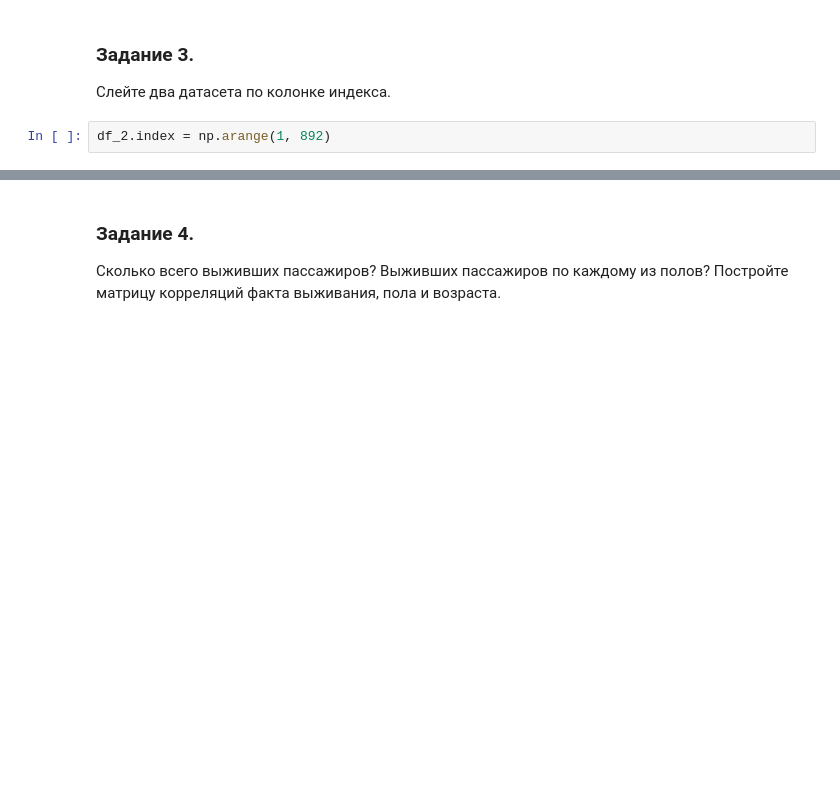
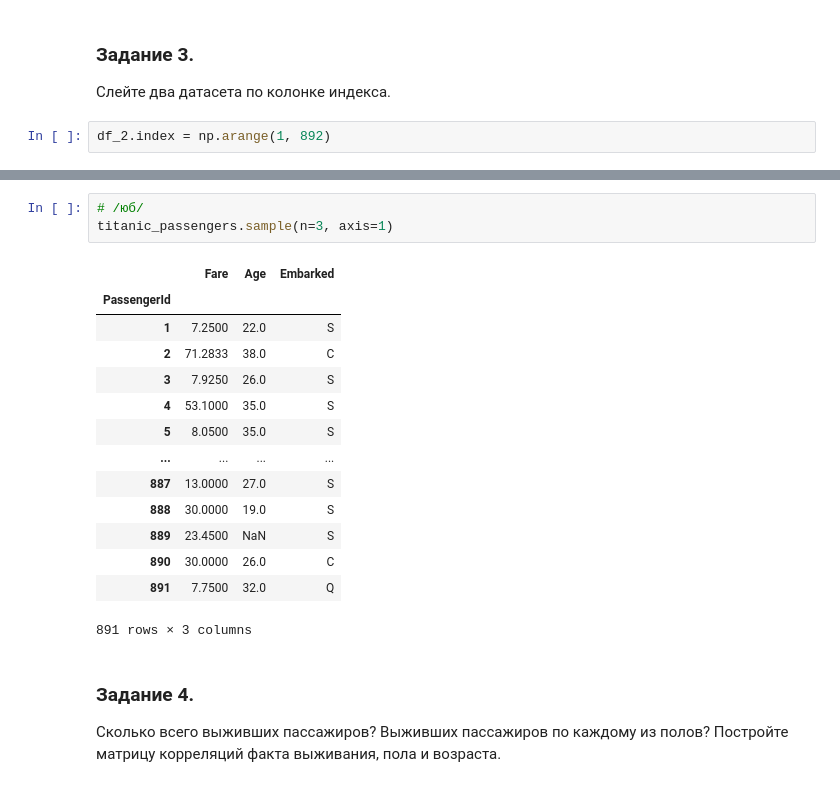
Before and after one commit to gbrs/DLS_1_2022_spring, a Jupyter notebook: 07 Библиотека Pandas/[seminar]pandas.ipynb, the cells around one changed output, grey strips where cells are left out. Cells and saved outputs as stored; diff of their text form; blank space fills up the shorter version.

```diff
--- a/07 Библиотека Pandas/[seminar]pandas.ipynb
+++ b/07 Библиотека Pandas/[seminar]pandas.ipynb
@@ -236,3 +595,21 @@ titanic_passengers.head()
+# %%
+# /юб/
+titanic_passengers.sample(n=3, axis=1)
+# %% [output]
+|  | Fare | Age | Embarked |
+| PassengerId |  |  |  |
+| 1 | 7.2500 | 22.0 | S |
+| 2 | 71.2833 | 38.0 | C |
+| 3 | 7.9250 | 26.0 | S |
+| 4 | 53.1000 | 35.0 | S |
+| 5 | 8.0500 | 35.0 | S |
+| ... | ... | ... | ... |
+| 887 | 13.0000 | 27.0 | S |
+| 888 | 30.0000 | 19.0 | S |
+| 889 | 23.4500 | NaN | S |
+| 890 | 30.0000 | 26.0 | C |
+| 891 | 7.7500 | 32.0 | Q |
+891 rows × 3 columns
 # %% [markdown]
 ### Задание 4.
 Сколько всего выживших пассажиров? Выживших пассажиров по каждому из полов? Постройте матрицу корреляций факта выживания, пола и возраста.
```
Also changed, not shown: parts of 55 cells of this notebook.
